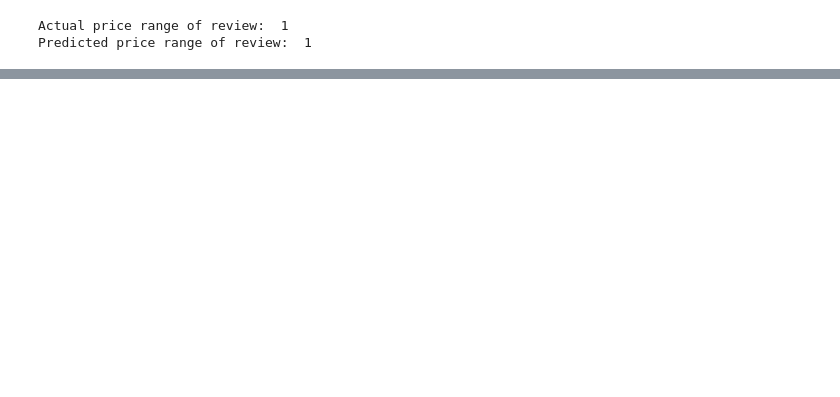
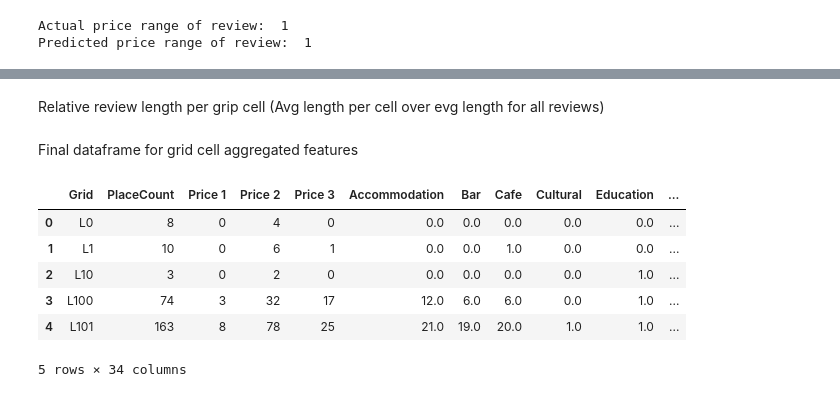
Before and after one commit to jesperhauch/GoogleLocalReviews, a Jupyter notebook: NLPClassification_withSHAP.ipynb, the cells around one changed output, grey strips where cells are left out. Saved outputs shown, nothing was run; the diff lists cells and outputs as text; code cells hidden in the pictures; blank space fills up the shorter version.

```diff
--- a/NLPClassification_withSHAP.ipynb
+++ b/NLPClassification_withSHAP.ipynb
@@ -534,0 +600,12 @@ shap.force_plot(explainer.expected_value[2], shap_values[test_review,:,2].values
+# %%
+#Creating rating name column for each business type's avg rating
+
+cat_rev = mergeddf.groupby(['Grid','category','gPlusPlaceId'])['rating'].agg(["count", "mean"]).loc[lambda x: x['count'] > 3, "mean"].reset_index()
+cat_val=[]
+
+for i in range(len(cat_rev)):
+    cat_val.append(cat_rev['category'][i]+'_rating')
+
+cat_rev['cat_val']=cat_val
+category_rating=pd.pivot_table(cat_rev, index='Grid', columns='cat_val', values='mean').fillna(0)
+df_grid=df_grid.merge(category_rating,on='Grid')
@@ -534,0 +640,42 @@ shap.force_plot(explainer.expected_value[2], shap_values[test_review,:,2].values
+# %%
+# Sum of positiv and negative ratings per grid cell
+
+sensitivity = mergeddf.groupby('Grid').sum()[['positive','negative']].reset_index()
+
+# Total number of positive and negative ratings in dataframe
+count=sensitivity.iloc[:,1:].sum(axis=1)
+
+# distribution of positive and negative reviews per grid cell
+sensitivity['PositiveReviews']=sensitivity['positive']/count
+sensitivity['NegativeReviews']=sensitivity['negative']/count
+
+df_grid=df_grid.merge(sensitivity[['Grid','PositiveReviews','NegativeReviews']],on='Grid')
+# %% [markdown]
+Relative review length per grip cell (Avg length per cell over evg length for all reviews)
+# %%
+review_len=[]
+for i in range(len(mergeddf)):
+    if pd.isnull(mergeddf['reviewText'][i])==False:
+        review_len.append(len(mergeddf['reviewText'][i].split(" ")))
+    else:
+        review_len.append(0)
+
+
+mergeddf['review_len']=review_len
+avg_review_len = np.mean(review_len)
+# %%
+Grid_review_len = mergeddf.groupby('Grid').mean()['review_len'].reset_index()
+Grid_review_len['ReviewLength'] = Grid_review_len['review_len']/avg_review_len
+df_grid=df_grid.merge(Grid_review_len[['Grid','ReviewLength']],on='Grid')
+# %% [markdown]
+Final dataframe for grid cell aggregated features
+# %%
+df_grid.head()
+# %% [output]
+|  | Grid | PlaceCount | Price 1 | Price 2 | Price 3 | Accommodation | Bar | Cafe | Cultural | Education | ... |
+| 0 | L0 | 8 | 0 | 4 | 0 | 0.0 | 0.0 | 0.0 | 0.0 | 0.0 | ... |
+| 1 | L1 | 10 | 0 | 6 | 1 | 0.0 | 0.0 | 1.0 | 0.0 | 0.0 | ... |
+| 2 | L10 | 3 | 0 | 2 | 0 | 0.0 | 0.0 | 0.0 | 0.0 | 1.0 | ... |
+| 3 | L100 | 74 | 3 | 32 | 17 | 12.0 | 6.0 | 6.0 | 0.0 | 1.0 | ... |
+| 4 | L101 | 163 | 8 | 78 | 25 | 21.0 | 19.0 | 20.0 | 1.0 | 1.0 | ... |
+5 rows × 34 columns
```
Also changed, not shown: parts of 43 cells of this notebook, 1 other file.
